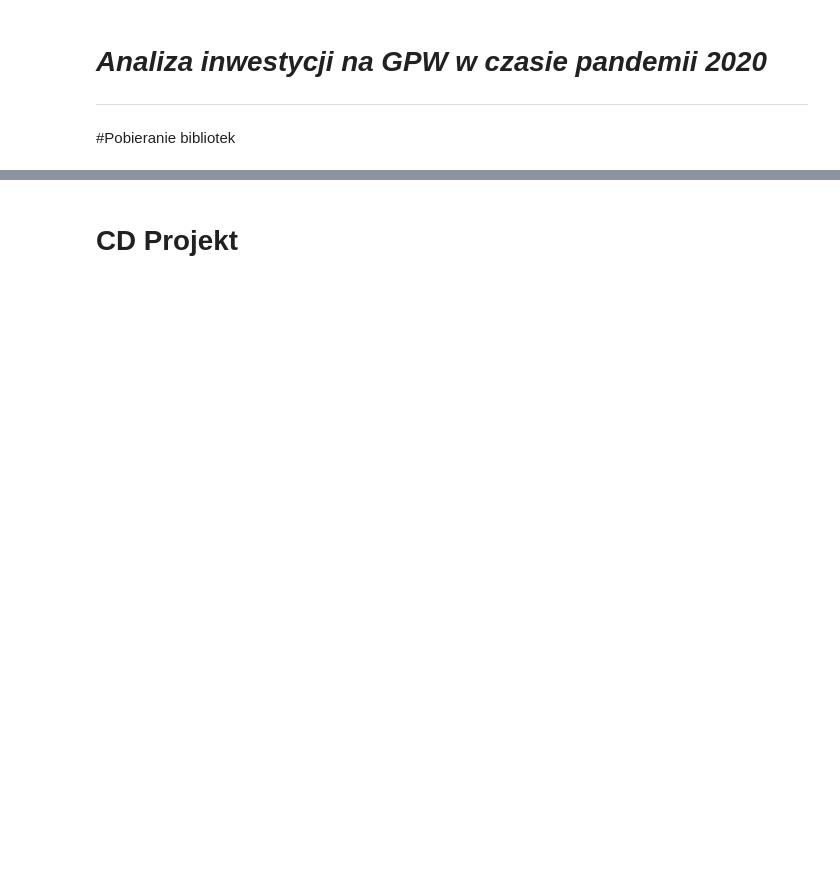
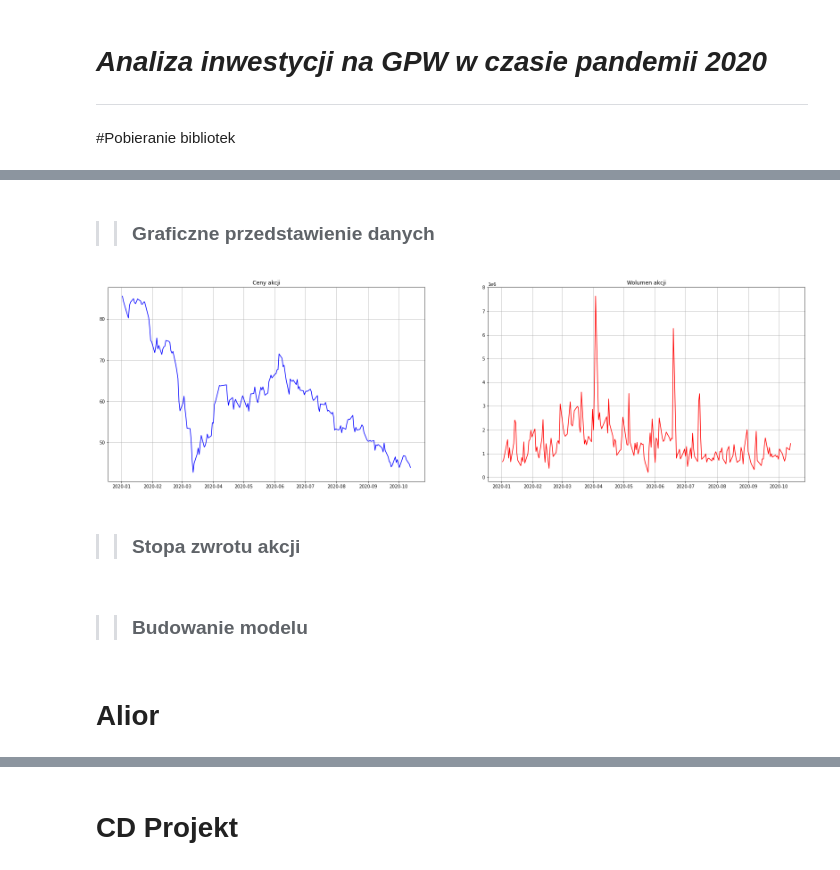
Before and after one commit to MazonSzymon/Project_COVID_portfolio, a Jupyter notebook: project_v1.ipynb, the cells around one changed output, grey strips where cells are left out. Cells and saved outputs as stored; diff of their text form; code cells hidden in the pictures; blank space fills up the shorter version.

```diff
--- a/project_v1.ipynb
+++ b/project_v1.ipynb
@@ -139,0 +32,2 @@ Name: log_change, dtype: float64
+# %%
+df = get_data('pkn.pl',dt.datetime(2020,1,1),dt.datetime(2020,10,13))
@@ -139,0 +121,22 @@ Name: log_change, dtype: float64
+# %% [markdown]
+>>### Graficzne przedstawienie danych
+# %%
+def make_graphics(data):
+  plt.figure( figsize = (28, 8 ))
+  #1
+  plt.subplot(121)
+  plt.plot(df['Close'], color = 'blue')
+  plt.title('Ceny akcji')
+  plt.grid()
+  #2
+  plt.subplot(122)
+  plt.plot(df['Volume'], color = 'red')
+  plt.title('Wolumen akcji')
+  plt.grid()
+  return plt.show()
+# %%
+make_graphics(df)
+# %% [output]
+[figure, added]
+# %% [markdown]
+>>### Stopa zwrotu akcji
@@ -139,0 +159,2 @@ Name: log_change, dtype: float64
+# %% [markdown]
+>>### Budowanie modelu
@@ -139,0 +190,2 @@ Name: log_change, dtype: float64
+# %% [markdown]
+# Alior
```
Also changed, not shown: parts of 194 cells of this notebook.
